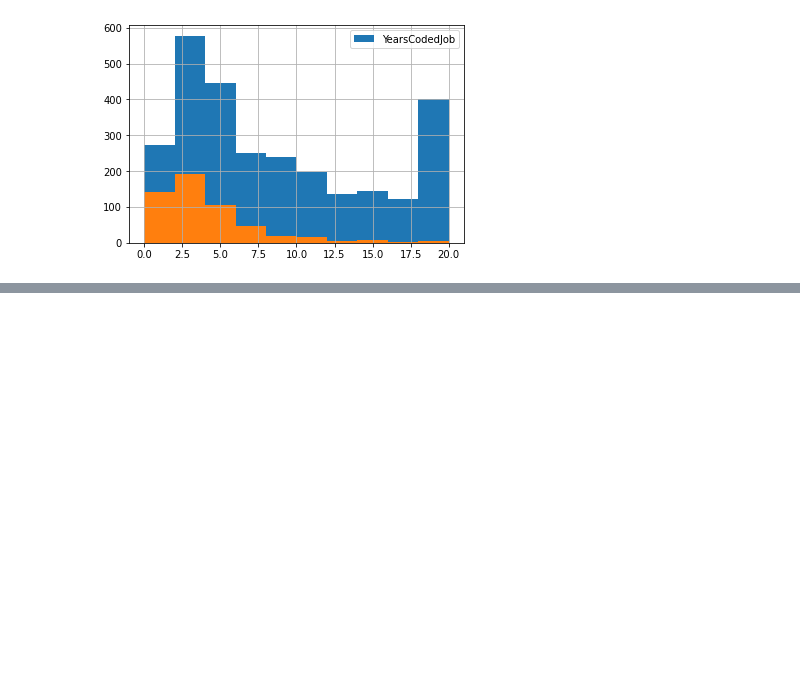
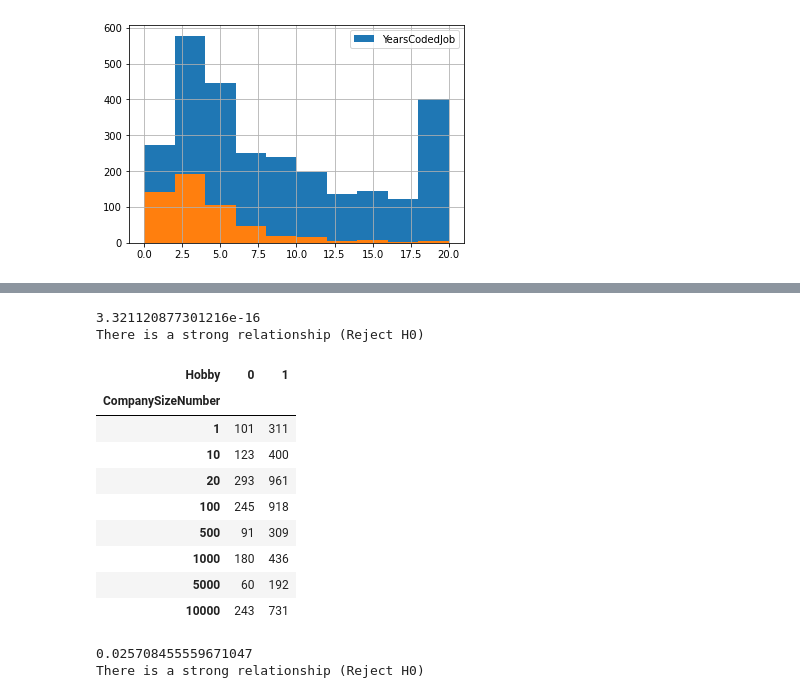
Before and after one commit to mylesm9/Business-Analytics-, a Jupyter notebook: Intermediary_Statistics.ipynb, the cells around one changed output, grey strips where cells are left out. Cells and saved outputs as stored; diff of their text form; code cells hidden in the pictures; blank space fills up the shorter version.

```diff
--- a/Intermediary_Statistics.ipynb
+++ b/Intermediary_Statistics.ipynb
@@ -235,0 +251,11 @@ in_experiance.hist ()
+# %%
+# Chi square test
+chi2, p, dof,exp =st.chi2_contingency(tab)
+print(p)
+if p > 0.05 :
+  print('There is no relationship (Fail to reject H0)')
+else:
+  print('There is a strong relationship (Reject H0)')
+# %% [output]
+3.321120877301216e-16
+There is a strong relationship (Reject H0)
@@ -235,0 +266,15 @@ in_experiance.hist ()
+# %%
+tab = pd.crosstab(index = data.CompanySizeNumber,
+                  columns = data.Hobby )
+tab
+# %% [output]
+| Hobby | 0 | 1 |
+| CompanySizeNumber |  |  |
+| 1 | 101 | 311 |
+| 10 | 123 | 400 |
+| 20 | 293 | 961 |
+| 100 | 245 | 918 |
+| 500 | 91 | 309 |
+| 1000 | 180 | 436 |
+| 5000 | 60 | 192 |
+| 10000 | 243 | 731 |
@@ -235,0 +283,10 @@ in_experiance.hist ()
+# %%
+chi2, p, dof, exp = st.chi2_contingency (tab)
+print(p)
+if p > 0.05:
+  print (' There is no relationship (Failed to Rejaect Ho)')
+else:
+  print('There is a strong relationship (Reject H0)')
+# %% [output]
+0.025708455559671047
+There is a strong relationship (Reject H0)
```
Also changed, not shown: parts of 5 cells of this notebook.
